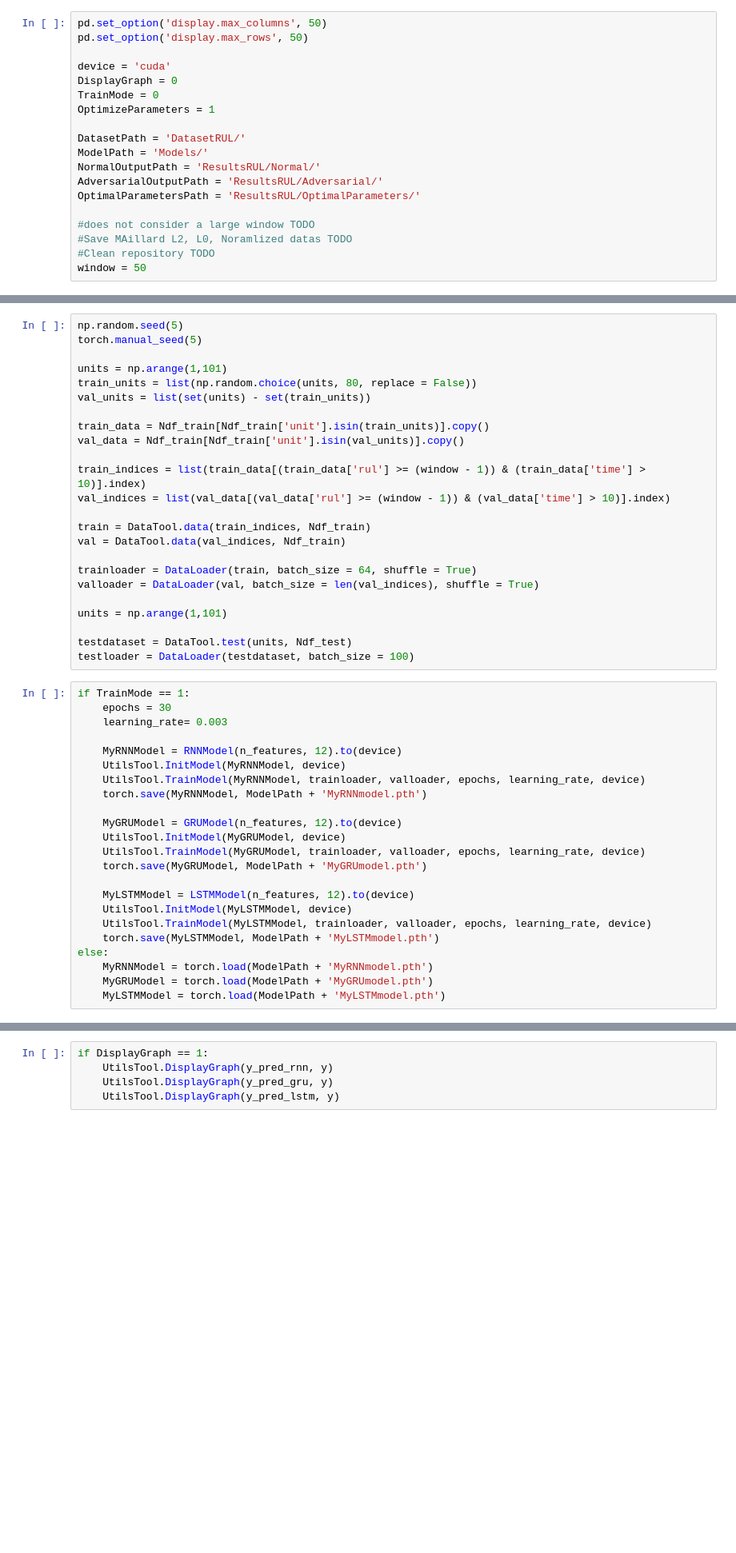
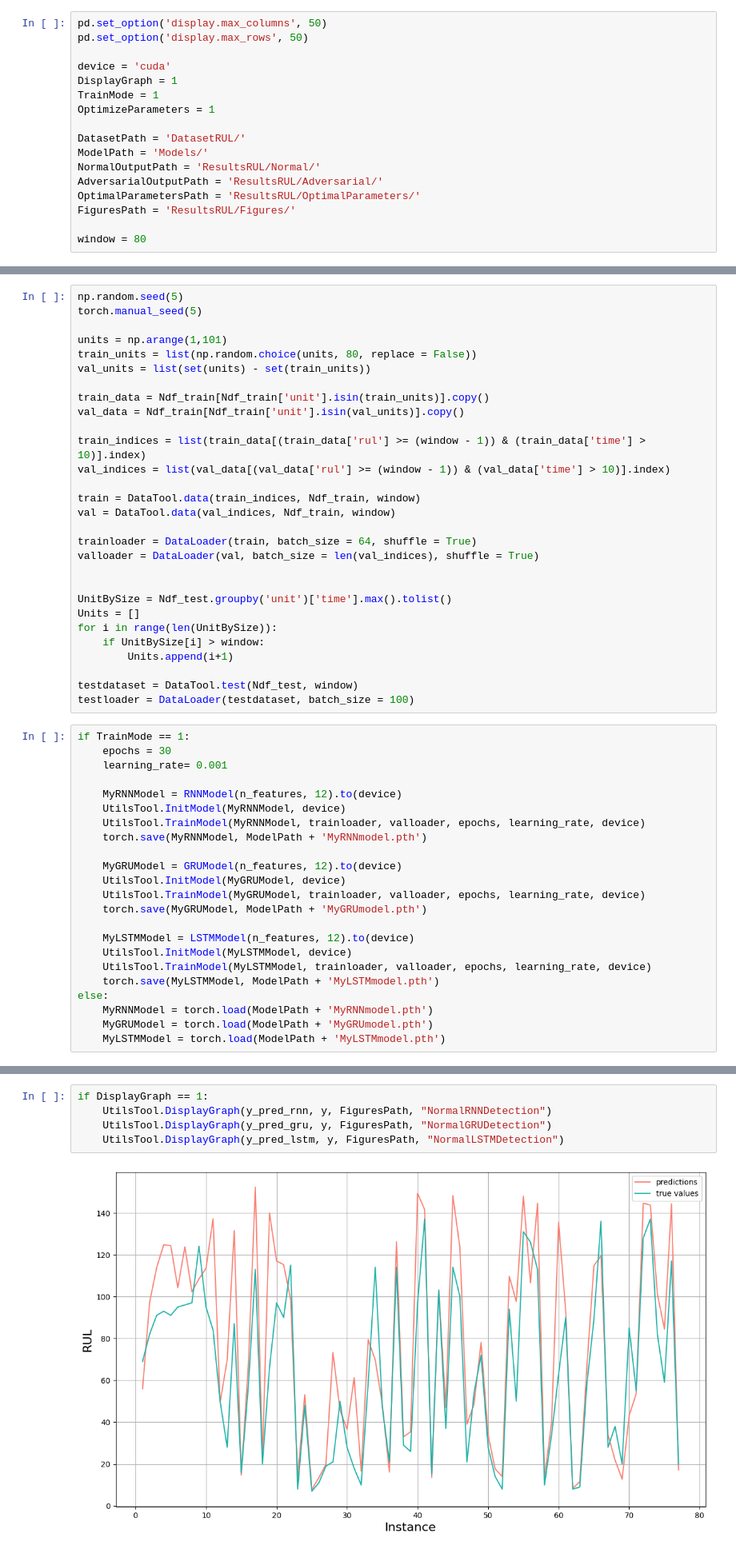
Before and after one commit to PF-Maillard/AdversarialRUL, a Jupyter notebook: Main.ipynb, the cells around one changed output, grey strips where cells are left out. Shown at 80% size. Drawn from its saved outputs; the diff is of its cells as text; blank space fills up the shorter version.

```diff
--- a/Main.ipynb
+++ b/Main.ipynb
@@ -32,8 +15,8 @@ pd.set_option('display.max_columns', 50)
 pd.set_option('display.max_rows', 50)
 
 device = 'cuda'
-DisplayGraph = 0
-TrainMode = 0
+DisplayGraph = 1
+TrainMode = 1
 OptimizeParameters = 1
 
 DatasetPath = 'DatasetRUL/'
@@ -41,11 +24,9 @@ ModelPath = 'Models/'
 NormalOutputPath = 'ResultsRUL/Normal/'
 AdversarialOutputPath = 'ResultsRUL/Adversarial/'
 OptimalParametersPath = 'ResultsRUL/OptimalParameters/'
+FiguresPath = 'ResultsRUL/Figures/'
 
-#does not consider a large window TODO
-#Save MAillard L2, L0, Noramlized datas TODO
-#Clean repository TODO
-window = 50
+window = 80
 # %%
 listdir(DatasetPath)
 
@@ -74,20 +55,25 @@ val_data = Ndf_train[Ndf_train['unit'].isin(val_units)].copy()
 train_indices = list(train_data[(train_data['rul'] >= (window - 1)) & (train_data['time'] > 10)].index)
 val_indices = list(val_data[(val_data['rul'] >= (window - 1)) & (val_data['time'] > 10)].index)
 
-train = DataTool.data(train_indices, Ndf_train)
-val = DataTool.data(val_indices, Ndf_train)
+train = DataTool.data(train_indices, Ndf_train, window)
+val = DataTool.data(val_indices, Ndf_train, window)
 
 trainloader = DataLoader(train, batch_size = 64, shuffle = True)
 valloader = DataLoader(val, batch_size = len(val_indices), shuffle = True)
 
-units = np.arange(1,101)
 
-testdataset = DataTool.test(units, Ndf_test)
+UnitBySize = Ndf_test.groupby('unit')['time'].max().tolist()
+Units = []
+for i in range(len(UnitBySize)):
+    if UnitBySize[i] > window:
+        Units.append(i+1)
+
+testdataset = DataTool.test(Ndf_test, window)
 testloader = DataLoader(testdataset, batch_size = 100)
 # %%
 if TrainMode == 1:
     epochs = 30
-    learning_rate= 0.003
+    learning_rate= 0.001
 
     MyRNNModel = RNNModel(n_features, 12).to(device)
     UtilsTool.InitModel(MyRNNModel, device)
@@ -127,5 +117,7 @@ LSTM: MSE:609.01, L1:19.34, RMSE:24.68
 # %%
 if DisplayGraph == 1:
-    UtilsTool.DisplayGraph(y_pred_rnn, y)
-    UtilsTool.DisplayGraph(y_pred_gru, y)
-    UtilsTool.DisplayGraph(y_pred_lstm, y)
+    UtilsTool.DisplayGraph(y_pred_rnn, y, FiguresPath, "NormalRNNDetection")
+    UtilsTool.DisplayGraph(y_pred_gru, y, FiguresPath, "NormalGRUDetection")
+    UtilsTool.DisplayGraph(y_pred_lstm, y, FiguresPath, "NormalLSTMDetection")
+# %% [output]
+[figure, added]
```
Also changed, not shown: parts of 37 cells of this notebook, 3 other files.
